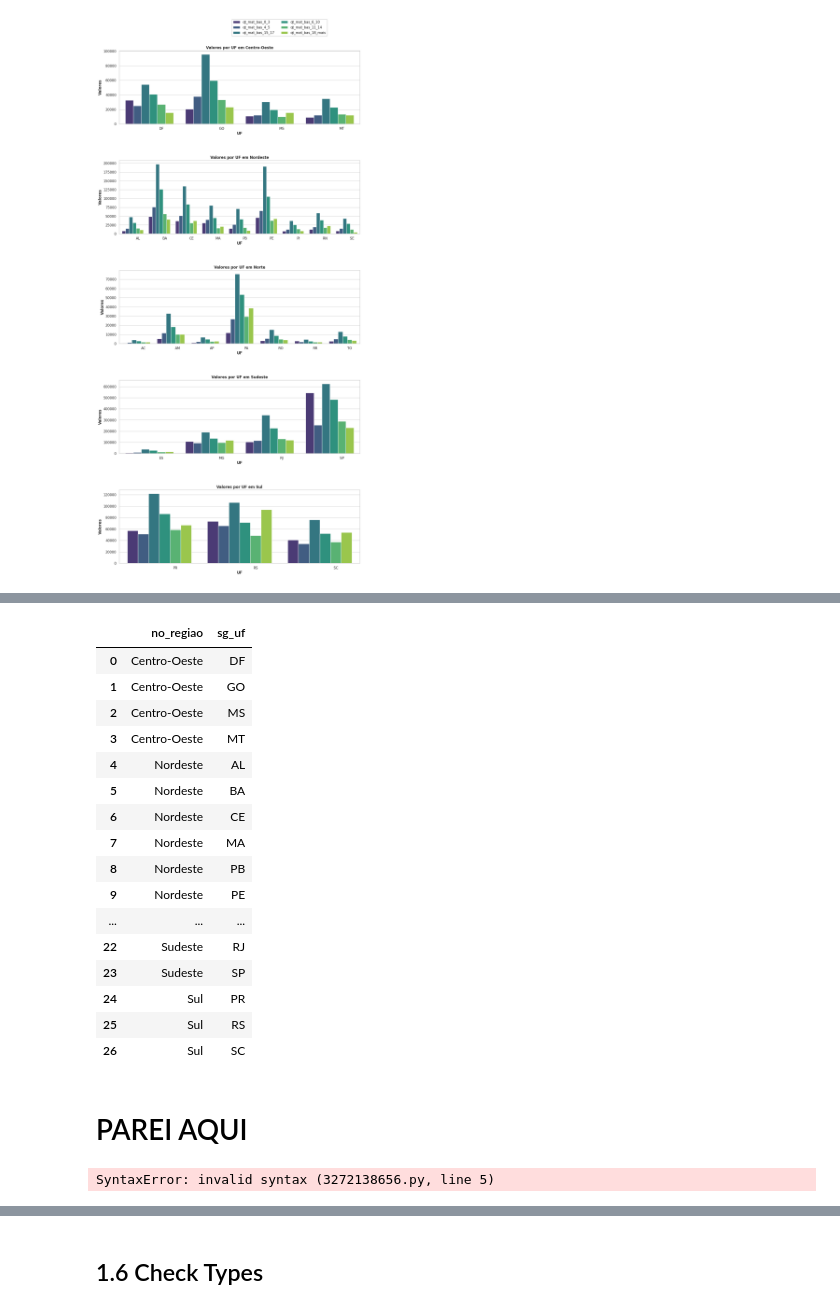
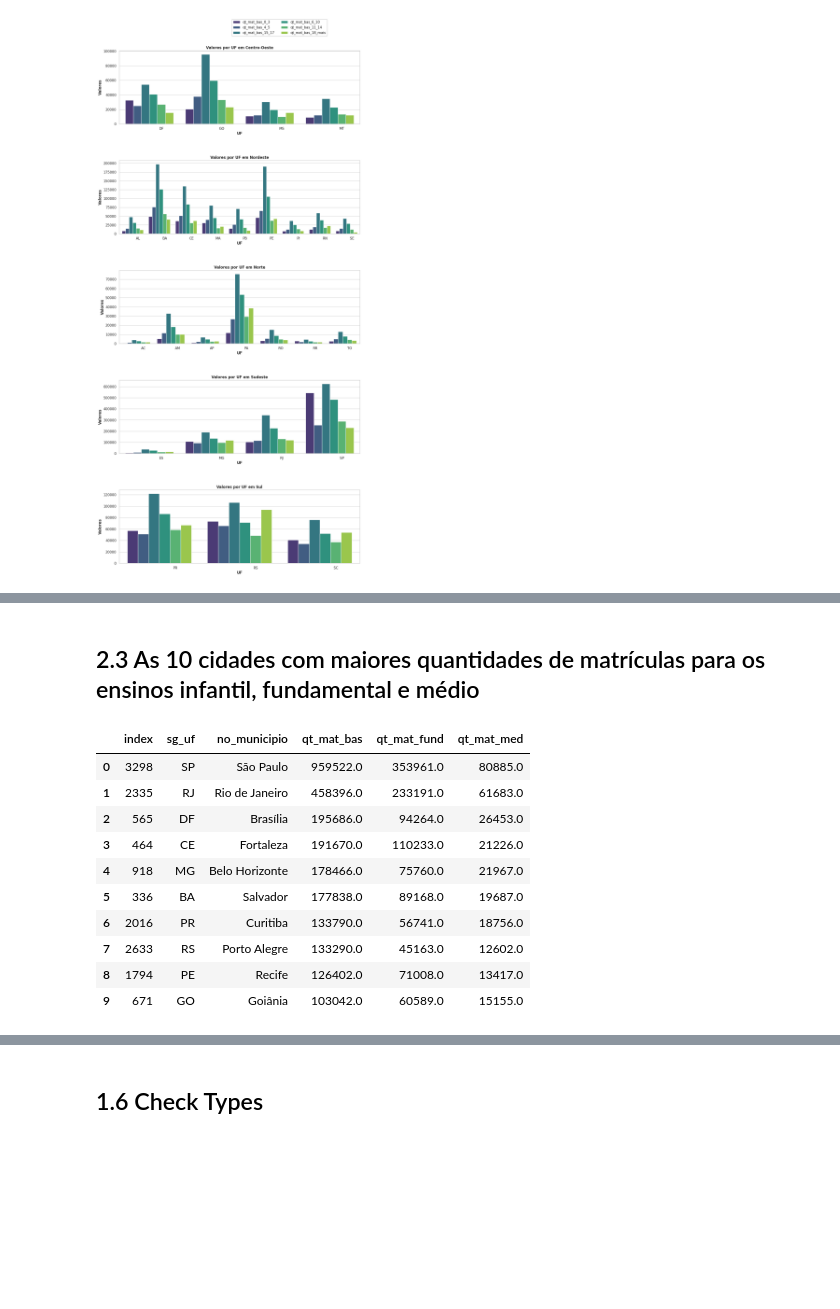
Before and after one commit to victor-vilela/censo_escolar_2022, a Jupyter notebook: notebooks/01-vvo-data-project.ipynb, the cells around one changed output, grey strips where cells are left out. Drawn from its saved outputs; the diff is of its cells as text; code cells hidden in the pictures; blank space fills up the shorter version.

```diff
--- a/notebooks/01-vvo-data-project.ipynb
+++ b/notebooks/01-vvo-data-project.ipynb
@@ -358,34 +344,22 @@ df2[['no_regiao', 'sg_uf', 'qt_mat_bas_0_3', 'qt_mat_bas_4_5', 'qt_mat_bas_6_10'
-# %%
-df2[['no_regiao', 'sg_uf']].groupby(['no_regiao', 'sg_uf']).sum().reset_index()
-# %% [output]
-|  | no_regiao | sg_uf |
-| 0 | Centro-Oeste | DF |
-| 1 | Centro-Oeste | GO |
-| 2 | Centro-Oeste | MS |
-| 3 | Centro-Oeste | MT |
-| 4 | Nordeste | AL |
-| 5 | Nordeste | BA |
-| 6 | Nordeste | CE |
-| 7 | Nordeste | MA |
-| 8 | Nordeste | PB |
-| 9 | Nordeste | PE |
-| ... | ... | ... |
-| 22 | Sudeste | RJ |
-| 23 | Sudeste | SP |
-| 24 | Sul | PR |
-| 25 | Sul | RS |
-| 26 | Sul | SC |
 # %% [markdown]
-# PAREI AQUI
+## 2.3 As 10 cidades com maiores quantidades de matrículas para os ensinos infantil, fundamental e médio
 # %%
-# FLOAT or INT
-df1['<var>'] = df1['<var>'].apply(lambda x :200000.0 if math.isnan(x) else x)
+hip_3 = df2[[
+    'sg_uf', 'no_municipio', 'qt_mat_bas', 'qt_mat_fund', 'qt_mat_med'
+]].groupby(['sg_uf', 'no_municipio']).sum().reset_index()
 
-# BINARY (TRUE or FALSE)
-df1['<var>'] = df1['<var>'].apply(lambda x: 0 if x['<var>'] == 0 else, axis = 1)
-
-# maybe useful
-month_map = {1: 'Jan', 2: 'Feb', 3: 'Mar', 4: 'Apr', 5: 'May', 6: 'Jun', 7: 'Jul', 8: 'Aug', 9: 'Sept', 10: 'Oct', 11: 'Nov', 12: 'Dec'}
-df1['<var>'] = df1['date'].dt.month.map(month_map)
+# 10 maiores cidades por UF em cada faixa de idade de matriculas
+top_10 = hip_3.sort_values(['qt_mat_bas', 'qt_mat_fund', 'qt_mat_med'], ascending=False).head(10)[['sg_uf', 'no_municipio', 'qt_mat_bas', 'qt_mat_fund', 'qt_mat_med']].reset_index()
+top_10
 # %% [output]
-SyntaxError: invalid syntax (3272138656.py, line 5)
+|  | index | sg_uf | no_municipio | qt_mat_bas | qt_mat_fund | qt_mat_med |
+| 0 | 3298 | SP | São Paulo | 959522.0 | 353961.0 | 80885.0 |
+| 1 | 2335 | RJ | Rio de Janeiro | 458396.0 | 233191.0 | 61683.0 |
+| 2 | 565 | DF | Brasília | 195686.0 | 94264.0 | 26453.0 |
+| 3 | 464 | CE | Fortaleza | 191670.0 | 110233.0 | 21226.0 |
+| 4 | 918 | MG | Belo Horizonte | 178466.0 | 75760.0 | 21967.0 |
+| 5 | 336 | BA | Salvador | 177838.0 | 89168.0 | 19687.0 |
+| 6 | 2016 | PR | Curitiba | 133790.0 | 56741.0 | 18756.0 |
+| 7 | 2633 | RS | Porto Alegre | 133290.0 | 45163.0 | 12602.0 |
+| 8 | 1794 | PE | Recife | 126402.0 | 71008.0 | 13417.0 |
+| 9 | 671 | GO | Goiânia | 103042.0 | 60589.0 | 15155.0 |
```
Also changed, not shown: parts of 12 cells of this notebook.
